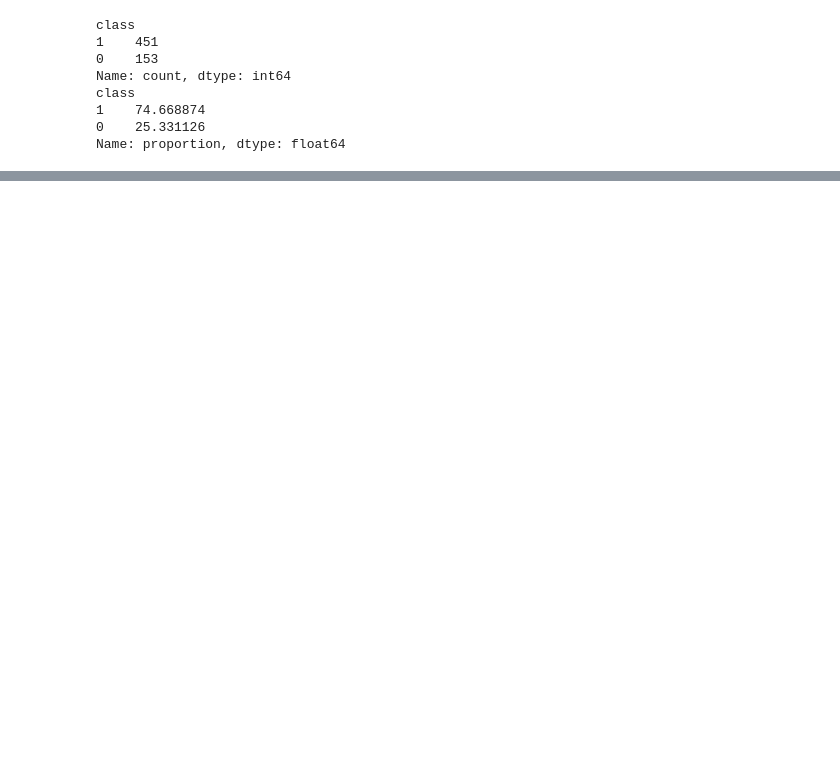
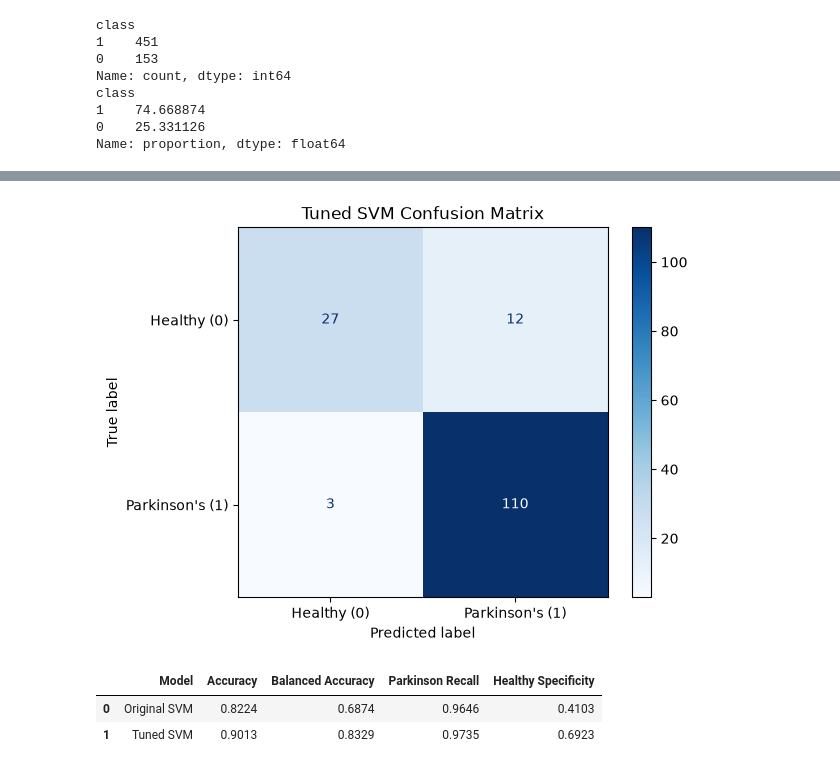
Before and after one commit to Yvesangwa/Parkinson-Disease_Prediction_SVM-modelc, a Jupyter notebook: Parkinson-Disease_Prediction_SVM-modelc.ipynb, the cells around one changed output, grey strips where cells are left out. Saved outputs shown, nothing was run; the diff lists cells and outputs as text; code cells hidden in the pictures; blank space fills up the shorter version.

Commit message:
Tuning the model

```diff
--- a/Parkinson-Disease_Prediction_SVM-modelc.ipynb
+++ b/Parkinson-Disease_Prediction_SVM-modelc.ipynb
@@ -158,0 +184,16 @@ Name: proportion, dtype: float64
+# %%
+# Evaluate the Tuned SVM Model
+
+# Get best model
+best_svm = grid_search.best_estimator_
+
+# Make predictions
+y_pred_tuned = best_svm.predict(X_test_scaled)
+
+# Evaluate performance
+print("Tuned SVM Accuracy:", accuracy_score(y_test, y_pred_tuned))
+print("Tuned SVM Balanced Accuracy:",
+      balanced_accuracy_score(y_test, y_pred_tuned))
+
+print("\nClassification Report:")
+print(classification_report(y_test, y_pred_tuned))
@@ -158,0 +213,46 @@ Name: proportion, dtype: float64
+# %%
+# Visualize the Confusion Matrix
+
+ConfusionMatrixDisplay.from_predictions(
+    y_test,
+    y_pred_tuned,
+    labels=[0, 1],
+    display_labels=["Healthy (0)", "Parkinson's (1)"],
+    cmap="Blues",
+    values_format="d"
+)
+
+plt.title("Tuned SVM Confusion Matrix")
+plt.show()
+# %% [output]
+[figure, added]
+# %%
+# Compare Original and Tuned SVM Models
+
+from sklearn.metrics import recall_score
+
+comparison = pd.DataFrame({
+    'Model': ['Original SVM', 'Tuned SVM'],
+    'Accuracy': [
+        accuracy_score(y_test, y_pred),
+        accuracy_score(y_test, y_pred_tuned)
+    ],
+    'Balanced Accuracy': [
+        balanced_accuracy_score(y_test, y_pred),
+        balanced_accuracy_score(y_test, y_pred_tuned)
+    ],
+    'Parkinson Recall': [
+        recall_score(y_test, y_pred, pos_label=1),
+        recall_score(y_test, y_pred_tuned, pos_label=1)
+    ],
+    'Healthy Specificity': [
+        recall_score(y_test, y_pred, pos_label=0),
+        recall_score(y_test, y_pred_tuned, pos_label=0)
+    ]
+})
+
+comparison.round(4)
+# %% [output]
+|  | Model | Accuracy | Balanced Accuracy | Parkinson Recall | Healthy Specificity |
+| 0 | Original SVM | 0.8224 | 0.6874 | 0.9646 | 0.4103 |
+| 1 | Tuned SVM | 0.9013 | 0.8329 | 0.9735 | 0.6923 |
```
Also changed, not shown: parts of 5 cells of this notebook.
